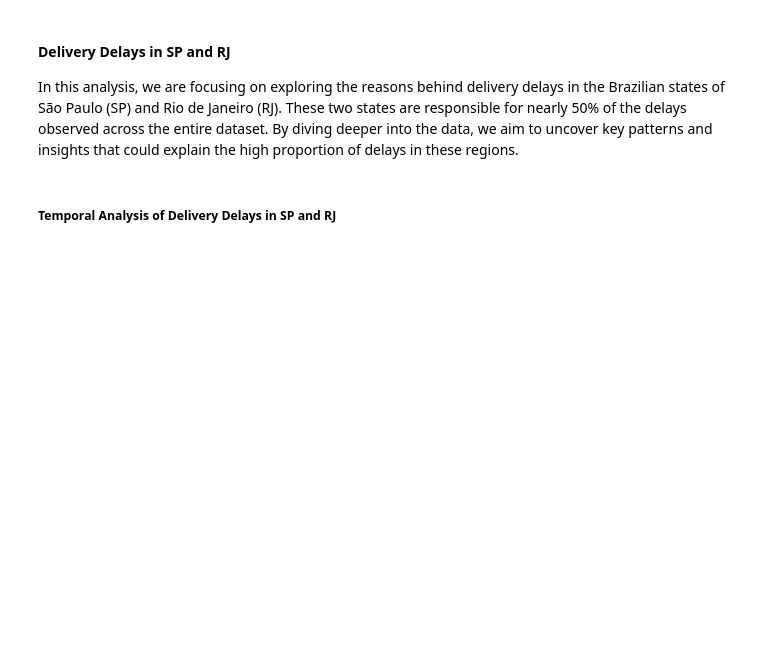
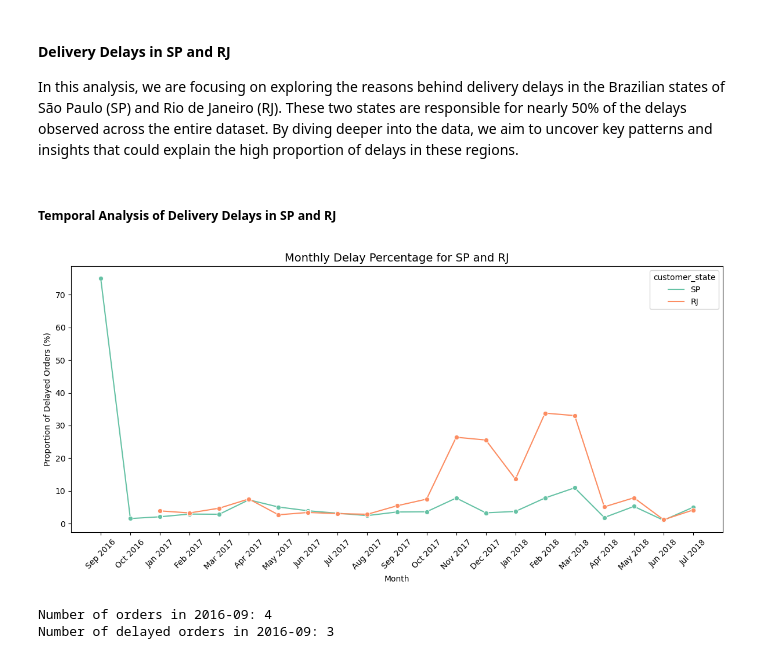
Before and after one commit to rickaof/Portfolio, a Jupyter notebook: Ecommerce_Analysis/notebooks/data_preparation.ipynb, the cells around one changed output. Saved outputs shown, nothing was run; the diff lists cells and outputs as text; code cells hidden in the pictures; blank space fills up the shorter version.

Commit message:
Tmporal Analysis of Delivery Delays in SP and RJ

```diff
--- a/Ecommerce_Analysis/notebooks/data_preparation.ipynb
+++ b/Ecommerce_Analysis/notebooks/data_preparation.ipynb
@@ -518,3 +543,47 @@ plt.show()
 In this analysis, we are focusing on exploring the reasons behind delivery delays in the Brazilian states of São Paulo (SP) and Rio de Janeiro (RJ). These two states are responsible for nearly 50% of the delays observed across the entire dataset. By diving deeper into the data, we aim to uncover key patterns and insights that could explain the high proportion of delays in these regions.
 # %% [markdown]
 ##### Temporal Analysis of Delivery Delays in SP and RJ
+# %%
+# Filter orders from SP and RJ and convert the order timestamp to datetime
+orders_sp_rj = df_merged[df_merged['customer_state'].isin(['SP', 'RJ'])].copy()
+orders_sp_rj['order_purchase_timestamp'] = pd.to_datetime(orders_sp_rj['order_purchase_timestamp'])
+
+# Extract the month as a Period and create 'is_late' filtered dataset
+orders_sp_rj['order_month'] = orders_sp_rj['order_purchase_timestamp'].dt.to_period('M')
+delayed_orders_sp_rj = orders_sp_rj[orders_sp_rj['is_late'] == 1]
+
+# Calculate the monthly delay count and total count for SP and RJ
+monthly_stats = delayed_orders_sp_rj.groupby(['customer_state', 'order_month'])['is_late'].count().reset_index(name='is_late_delayed')
+total_monthly_orders = orders_sp_rj.groupby(['customer_state', 'order_month'])['is_late'].count().reset_index(name='is_late_total')
+
+# Merge delayed orders with total orders to compute the delay percentage
+monthly_stats = monthly_stats.merge(total_monthly_orders, on=['customer_state', 'order_month'])
+monthly_stats['delay_percentage'] = (monthly_stats['is_late_delayed'] / monthly_stats['is_late_total']) * 100
+
+# Add formatted labels for months and sort the data chronologically
+monthly_stats['order_month_label'] = monthly_stats['order_month'].dt.strftime('%b %Y')
+monthly_stats = monthly_stats.sort_values('order_month')
+
+# Plot the results
+plt.figure(figsize=(12, 6))
+sns.lineplot(data=monthly_stats, x='order_month_label', y='delay_percentage', hue='customer_state', marker='o', palette='Set2')
+plt.title('Monthly Delay Percentage for SP and RJ', fontsize=14)
+plt.xlabel('Month')
+plt.ylabel('Proportion of Delayed Orders (%)')
+plt.xticks(rotation=45)
+plt.tight_layout()
+plt.show()
+# %% [output]
+[figure, added]
+# %%
+# Check the total number of orders in the first month
+first_month = orders_sp_rj['order_month'].min()
+first_month_orders = orders_sp_rj[orders_sp_rj['order_month'] == first_month]
+print(f"Number of orders in {first_month}: {len(first_month_orders)}")
+
+# Check how many delayed orders were in the first month
+first_month_delayed = delayed_orders_sp_rj[delayed_orders_sp_rj['order_month'] == first_month]
+print(f"Number of delayed orders in {first_month}: {len(first_month_delayed)}")
+# %% [output]
+Number of orders in 2016-09: 4
+Number of delayed orders in 2016-09: 3
```
Also changed, not shown: parts of 2 cells of this notebook.
